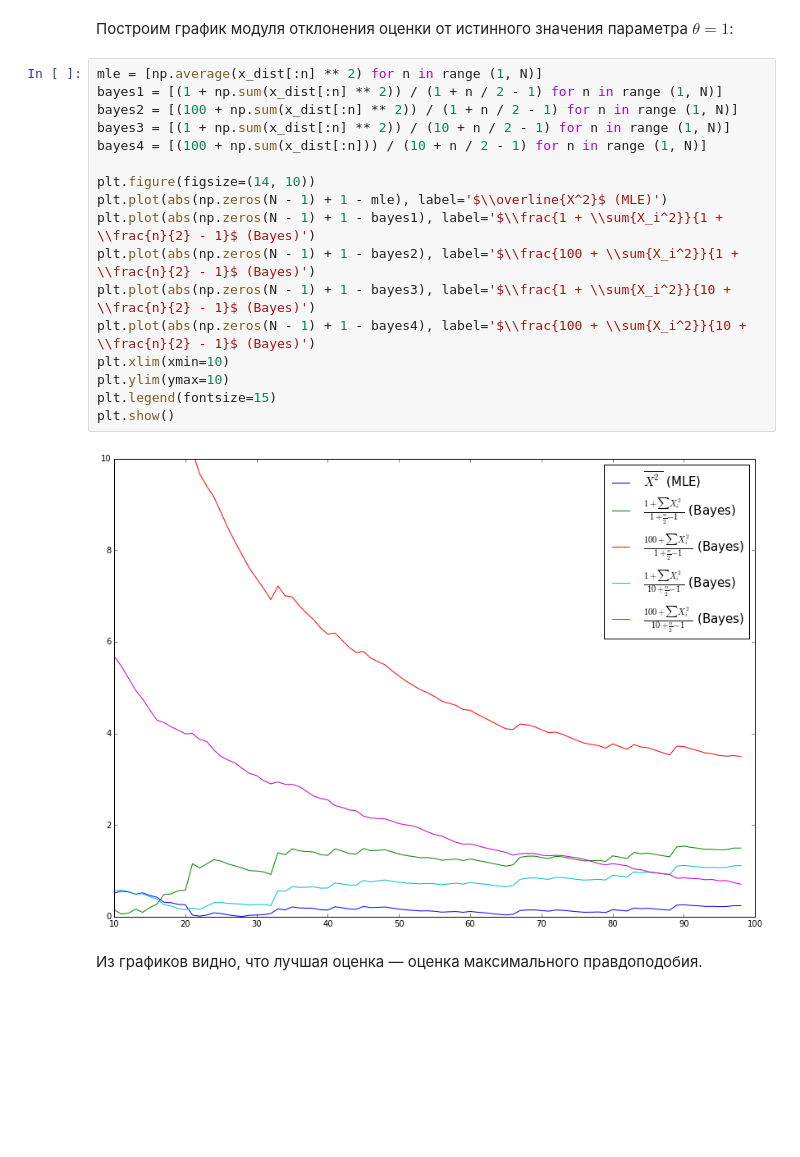
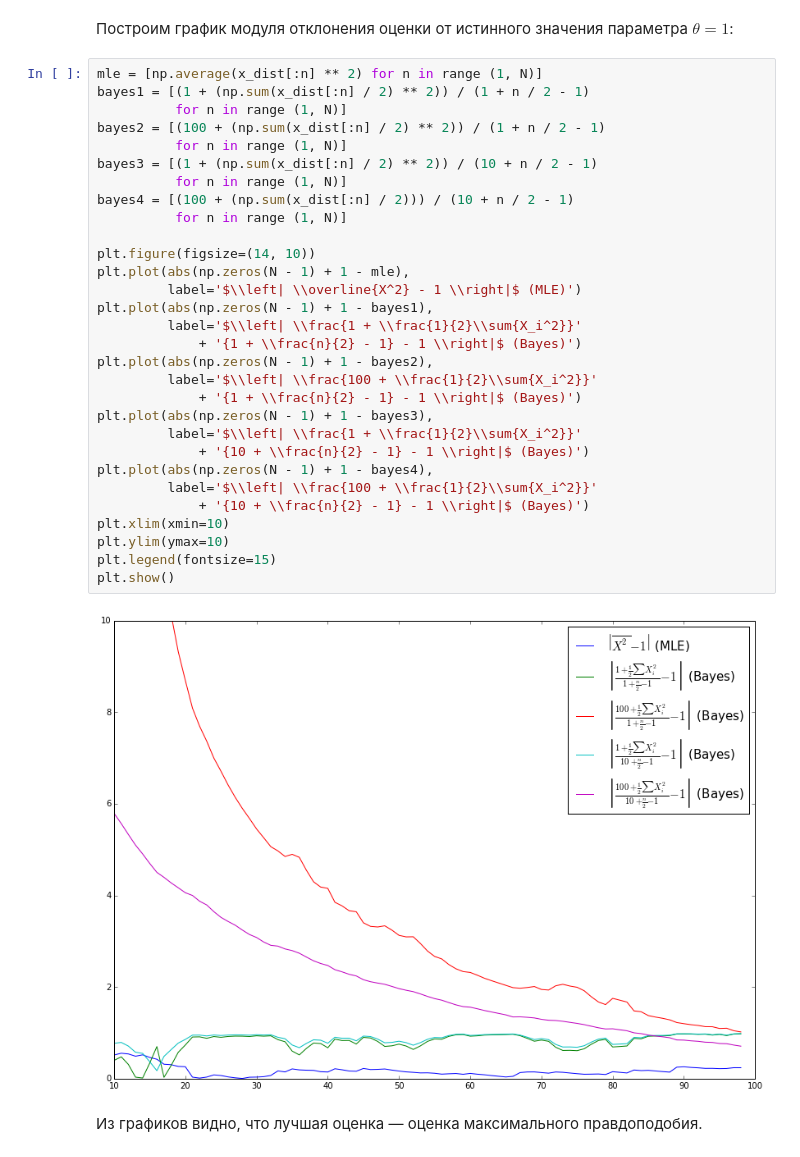
Before and after one commit to sopilnyak/mipt-mathematical-statistics, a Jupyter notebook: practice3/task7_1.ipynb, the cells around one changed output. Cells and saved outputs as stored; diff of their text form; blank space fills up the shorter version.

```diff
--- a/practice3/task7_1.ipynb
+++ b/practice3/task7_1.ipynb
@@ -82,22 +88,35 @@ $$\widehat{\theta} = \frac{\beta_0 + \sum{X_i^2}}{\alpha_0 + \frac{n}{2} - 1},$$
 Построим график модуля отклонения оценки от истинного значения параметра $\theta = 1$:
 # %%
 mle = [np.average(x_dist[:n] ** 2) for n in range (1, N)]
-bayes1 = [(1 + np.sum(x_dist[:n] ** 2)) / (1 + n / 2 - 1) for n in range (1, N)]
-bayes2 = [(100 + np.sum(x_dist[:n] ** 2)) / (1 + n / 2 - 1) for n in range (1, N)]
-bayes3 = [(1 + np.sum(x_dist[:n] ** 2)) / (10 + n / 2 - 1) for n in range (1, N)]
-bayes4 = [(100 + np.sum(x_dist[:n])) / (10 + n / 2 - 1) for n in range (1, N)]
+bayes1 = [(1 + (np.sum(x_dist[:n] / 2) ** 2)) / (1 + n / 2 - 1)
+          for n in range (1, N)]
+bayes2 = [(100 + (np.sum(x_dist[:n] / 2) ** 2)) / (1 + n / 2 - 1)
+          for n in range (1, N)]
+bayes3 = [(1 + (np.sum(x_dist[:n] / 2) ** 2)) / (10 + n / 2 - 1)
+          for n in range (1, N)]
+bayes4 = [(100 + (np.sum(x_dist[:n] / 2))) / (10 + n / 2 - 1)
+          for n in range (1, N)]
 
 plt.figure(figsize=(14, 10))
-plt.plot(abs(np.zeros(N - 1) + 1 - mle), label='$\\overline{X^2}$ (MLE)')
-plt.plot(abs(np.zeros(N - 1) + 1 - bayes1), label='$\\frac{1 + \\sum{X_i^2}}{1 + \\frac{n}{2} - 1}$ (Bayes)')
-plt.plot(abs(np.zeros(N - 1) + 1 - bayes2), label='$\\frac{100 + \\sum{X_i^2}}{1 + \\frac{n}{2} - 1}$ (Bayes)')
-plt.plot(abs(np.zeros(N - 1) + 1 - bayes3), label='$\\frac{1 + \\sum{X_i^2}}{10 + \\frac{n}{2} - 1}$ (Bayes)')
-plt.plot(abs(np.zeros(N - 1) + 1 - bayes4), label='$\\frac{100 + \\sum{X_i^2}}{10 + \\frac{n}{2} - 1}$ (Bayes)')
+plt.plot(abs(np.zeros(N - 1) + 1 - mle),
+         label='$\\left| \\overline{X^2} - 1 \\right|$ (MLE)')
+plt.plot(abs(np.zeros(N - 1) + 1 - bayes1),
+         label='$\\left| \\frac{1 + \\frac{1}{2}\\sum{X_i^2}}'
+             + '{1 + \\frac{n}{2} - 1} - 1 \\right|$ (Bayes)')
+plt.plot(abs(np.zeros(N - 1) + 1 - bayes2),
+         label='$\\left| \\frac{100 + \\frac{1}{2}\\sum{X_i^2}}'
+             + '{1 + \\frac{n}{2} - 1} - 1 \\right|$ (Bayes)')
+plt.plot(abs(np.zeros(N - 1) + 1 - bayes3),
+         label='$\\left| \\frac{1 + \\frac{1}{2}\\sum{X_i^2}}'
+             + '{10 + \\frac{n}{2} - 1} - 1 \\right|$ (Bayes)')
+plt.plot(abs(np.zeros(N - 1) + 1 - bayes4),
+         label='$\\left| \\frac{100 + \\frac{1}{2}\\sum{X_i^2}}'
+             + '{10 + \\frac{n}{2} - 1} - 1 \\right|$ (Bayes)')
 plt.xlim(xmin=10)
 plt.ylim(ymax=10)
 plt.legend(fontsize=15)
 plt.show()
 # %% [output]
-[figure, old version]
+[figure, new version]
 # %% [markdown]
 Из графиков видно, что лучшая оценка — оценка максимального правдоподобия.
```
Also changed, not shown: parts of 3 cells of this notebook, 3 other files.
